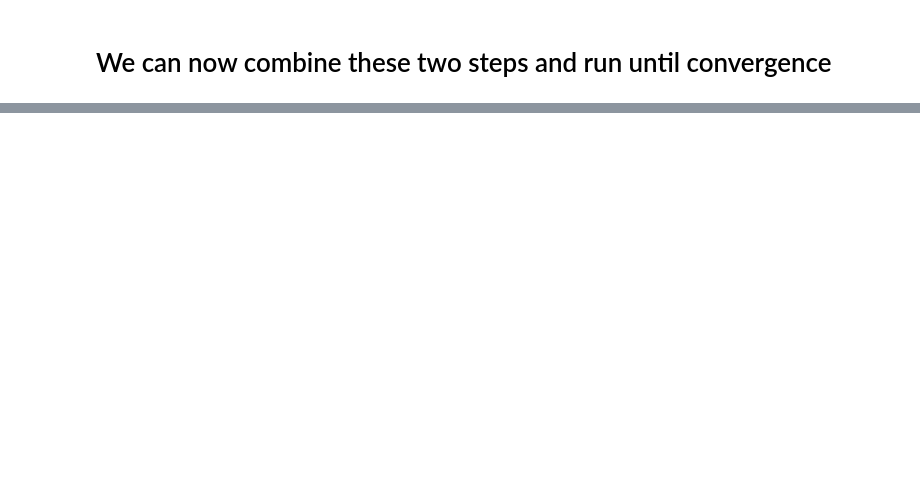
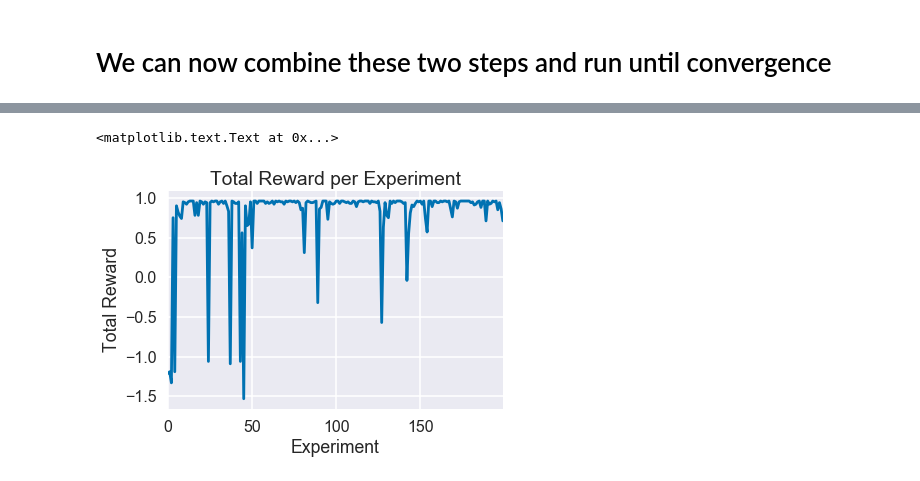
Before and after one commit to jzf2101/intro_rl, a Jupyter notebook: Reinforcement Learning Example.ipynb, the cells around one changed output, grey strips where cells are left out. Cells and saved outputs as stored; diff of their text form; code cells hidden in the pictures; blank space fills up the shorter version.

Commit message:
uploading sarsa example to mdp notebook

```diff
--- a/Reinforcement Learning Example.ipynb
+++ b/Reinforcement Learning Example.ipynb
@@ -52,8 +52,8 @@ NameError: name 'sns' is not defined
 ### If it ends up in the pitfall or the goal, it's in the `exit` state and the game is over
 # %%
 actions = ['up', 'down', 'left', 'right']
-transition = pd.DataFrame(np.array([[.8, 0, .1, .1,], [0, .8, .1, .1], [.1, .1, .8, 0],
-                                    [.1, .1, 0, .8]]), index = actions, columns = actions)
+transition = pd.DataFrame(np.array([[.9, 0, .05, .05,], [0, .9, .05, .05], [.05, .05, .9, 0],
+                                    [.05, .05, 0, .9]]), index = actions, columns = actions)
 # %%
 sns.heatmap(transition, annot=True, cbar = False, annot_kws={"size": 14})
 plt.title('Transition Probabilities for Each Action')
@@ -225,0 +480,18 @@ qvalues
+# %%
+sarsa_pol = q_values.argmax(-1).astype(float)
+sarsa_frame = pd.DataFrame([['unknown', 'unknown', 'unknown', 'exit'],
+                       ['unknown', '', 'unknown', 'exit'],
+                       ['unknown', 'unknown', 'unknown', 'unknown']])
+n_experiments = 200
+sarsa_results = pd.DataFrame(index=(range(n_experiments)), columns=['moves', 'total_reward', 'hit_goal', 'epsilon'])
+
+for i in range(n_experiments):
+    print('experiment %d' % i)
+    alpha = 0.5
+    sarsa_pol, total_moves, total_reward, hit_goal = experiment(alpha, grid, sarsa_pol, epsilon)
+    sarsa_frame = update_policy_frame(sarsa_frame, sarsa_pol)
+    sarsa_results.ix[i] = pd.Series(data=[total_moves, total_reward, hit_goal, epsilon],
+                                    index=list(sarsa_results.columns))
+    epsilon = 1./((i/50) + 10)
+    #print policy_frame
+    #print
@@ -225,0 +590,8 @@ qvalues
+# %%
+sarsa_results.total_reward.plot()
+plt.title('Total Reward per Experiment')
+plt.xlabel('Experiment')
+plt.ylabel('Total Reward')
+# %% [output]
+<matplotlib.text.Text at 0x...>
+[figure, added]
```
Also changed, not shown: parts of 26 cells of this notebook.
